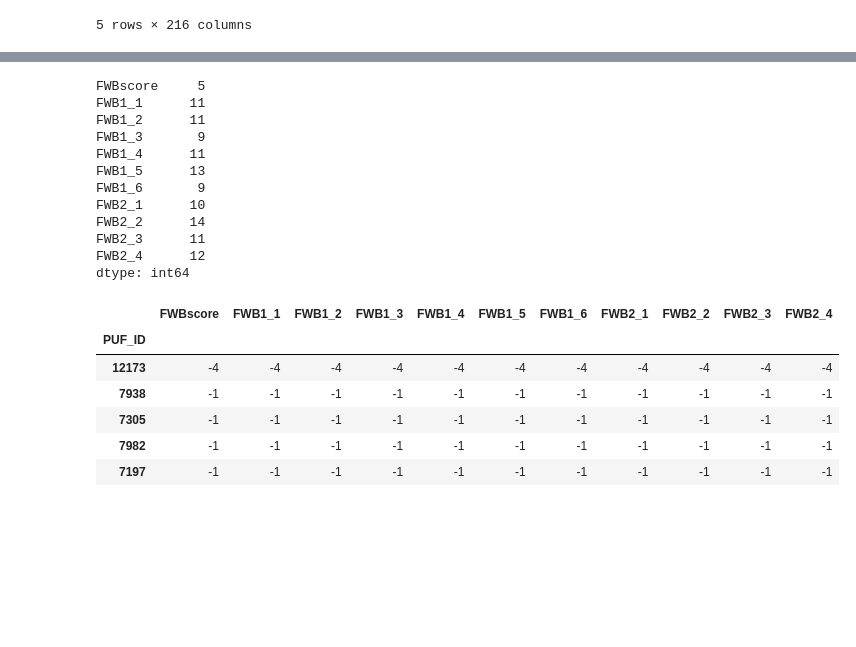
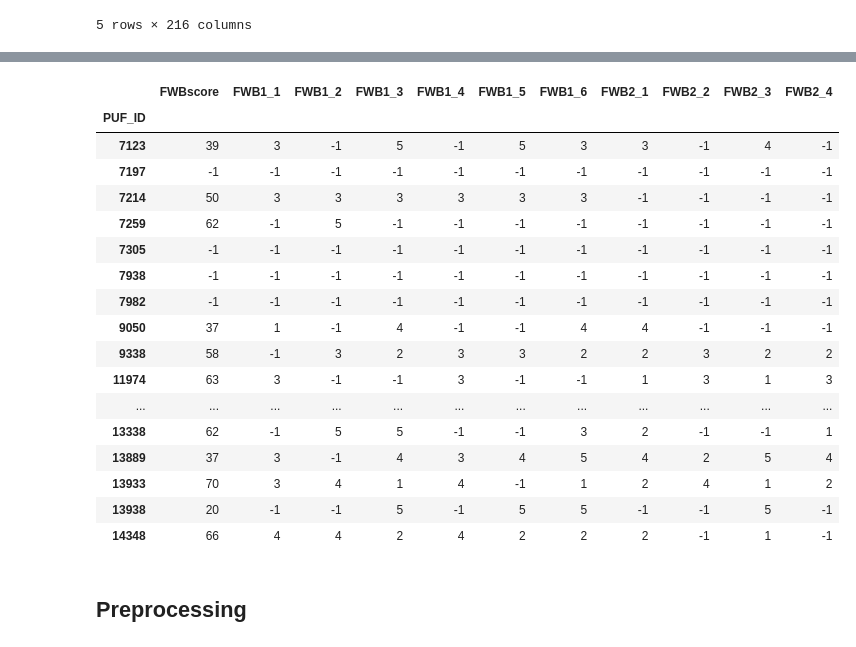
Before and after one commit to jeffdubo/project-4-financial-well-being, a Jupyter notebook: etl/data_exploration.ipynb, the cells around one changed output, grey strips where cells are left out. Drawn from its saved outputs; the diff is of its cells as text; code cells hidden in the pictures; blank space fills up the shorter version.

```diff
--- a/etl/data_exploration.ipynb
+++ b/etl/data_exploration.ipynb
@@ -36,14 +46,22 @@ Records: 6394
 | 7375 | 1 | 3 | 4 | 4 | 4 | 49 | 3 | 3 | 3 | 3 | ... | ... |
 5 rows × 216 columns
 # %%
-# Store columns for each scale in a variable
-fwb_cols = ['FWBscore', 'FWB1_1', 'FWB1_2', 'FWB1_3', 'FWB1_4', 'FWB1_5', 'FWB1_6',
+# Create lists to store columns for research tools administered as part of the survey
+
+# Financial Well-Being Scale developed by CPFB
+fwb_scale = ['FWBscore', 'FWB1_1', 'FWB1_2', 'FWB1_3', 'FWB1_4', 'FWB1_5', 'FWB1_6',
             'FWB2_1', 'FWB2_2', 'FWB2_3', 'FWB2_4']
-fs_cols = ['FSScore', 'FS1_1', 'FS1_2', 'FS1_3', 'FS1_4', 'FS1_5', 'FS1_6', 'FS1_7',
+
+# Financial Skills Scale developed by CPFB
+fs_scale = ['FSscore', 'FS1_1', 'FS1_2', 'FS1_3', 'FS1_4', 'FS1_5', 'FS1_6', 'FS1_7',
             'FS2_1', 'FS2_2', 'FS2_3']
-lm_cols = ['LMscore', 'FINKNOWL1', 'FINKNOWL2', 'FINKNOWL3',
+
+# Knoll and Houts Financial Knowledge Scale
+lm_scale = ['LMscore', 'FINKNOWL1', 'FINKNOWL2', 'FINKNOWL3',
            'FK1correct', 'FK2correct', 'FK3correct']
-kh_cols = ['KHscore', 'KHKNOWL1', 'KHKNOWL2','KHKNOWL3','KHKNOWL4','KHKNOWL5',
+
+# Knoll and Houts Financial Knowledge Scale
+kh_scale = ['KHscore', 'KHKNOWL1', 'KHKNOWL2','KHKNOWL3','KHKNOWL4','KHKNOWL5',
            'KHKNOWL6','KHKNOWL7','KHKNOWL8','KHKNOWL9', 'KH1correct', 'KH2correct',
            'KH3correct', 'KH4correct', 'KH5correct', 'KH6correct', 'KH7correct',
            'KH8correct', 'KH9correct']
@@ -110,26 +146,25 @@ Length: 216, dtype: int64
-# %%
-fwb_df = survey_df[fwb_cols]
-fwb_df[fwb_df < 0].count()
-# %% [output]
-FWBscore     5
-FWB1_1      11
-FWB1_2      11
-FWB1_3       9
-FWB1_4      11
-FWB1_5      13
-FWB1_6       9
-FWB2_1      10
-FWB2_2      14
-FWB2_3      11
-FWB2_4      12
-dtype: int64
-# %%
-survey_df[(survey_df[fwb_cols] < 0).all(axis=1)][fwb_cols]
-# %% [output]
-|  | FWBscore | FWB1_1 | FWB1_2 | FWB1_3 | FWB1_4 | FWB1_5 | FWB1_6 | FWB2_1 | FWB2_2 | FWB2_3 | FWB2_4 |
-| PUF_ID |  |  |  |  |  |  |  |  |  |  |  |
-| 12173 | -4 | -4 | -4 | -4 | -4 | -4 | -4 | -4 | -4 | -4 | -4 |
-| 7938 | -1 | -1 | -1 | -1 | -1 | -1 | -1 | -1 | -1 | -1 | -1 |
-| 7305 | -1 | -1 | -1 | -1 | -1 | -1 | -1 | -1 | -1 | -1 | -1 |
-| 7982 | -1 | -1 | -1 | -1 | -1 | -1 | -1 | -1 | -1 | -1 | -1 |
-| 7197 | -1 | -1 | -1 | -1 | -1 | -1 | -1 | -1 | -1 | -1 | -1 |
+# %%
+# Check for -1 (refused to answer) and -4 (response not entered in database)
+fwb_df = survey_df[fwb_scale]
+fwb_df[fwb_df.values < 0].groupby('PUF_ID').min()
+# %% [output]
+|  | FWBscore | FWB1_1 | FWB1_2 | FWB1_3 | FWB1_4 | FWB1_5 | FWB1_6 | FWB2_1 | FWB2_2 | FWB2_3 | FWB2_4 |
+| PUF_ID |  |  |  |  |  |  |  |  |  |  |  |
+| 7123 | 39 | 3 | -1 | 5 | -1 | 5 | 3 | 3 | -1 | 4 | -1 |
+| 7197 | -1 | -1 | -1 | -1 | -1 | -1 | -1 | -1 | -1 | -1 | -1 |
+| 7214 | 50 | 3 | 3 | 3 | 3 | 3 | 3 | -1 | -1 | -1 | -1 |
+| 7259 | 62 | -1 | 5 | -1 | -1 | -1 | -1 | -1 | -1 | -1 | -1 |
+| 7305 | -1 | -1 | -1 | -1 | -1 | -1 | -1 | -1 | -1 | -1 | -1 |
+| 7938 | -1 | -1 | -1 | -1 | -1 | -1 | -1 | -1 | -1 | -1 | -1 |
+| 7982 | -1 | -1 | -1 | -1 | -1 | -1 | -1 | -1 | -1 | -1 | -1 |
+| 9050 | 37 | 1 | -1 | 4 | -1 | -1 | 4 | 4 | -1 | -1 | -1 |
+| 9338 | 58 | -1 | 3 | 2 | 3 | 3 | 2 | 2 | 3 | 2 | 2 |
+| 11974 | 63 | 3 | -1 | -1 | 3 | -1 | -1 | 1 | 3 | 1 | 3 |
+| ... | ... | ... | ... | ... | ... | ... | ... | ... | ... | ... | ... |
+| 13338 | 62 | -1 | 5 | 5 | -1 | -1 | 3 | 2 | -1 | -1 | 1 |
+| 13889 | 37 | 3 | -1 | 4 | 3 | 4 | 5 | 4 | 2 | 5 | 4 |
+| 13933 | 70 | 3 | 4 | 1 | 4 | -1 | 1 | 2 | 4 | 1 | 2 |
+| 13938 | 20 | -1 | -1 | 5 | -1 | 5 | 5 | -1 | -1 | 5 | -1 |
+| 14348 | 66 | 4 | 4 | 2 | 4 | 2 | 2 | 2 | -1 | 1 | -1 |
+# %% [markdown]
+## Preprocessing
```
Also changed, not shown: parts of 33 cells of this notebook, 1 other file.
